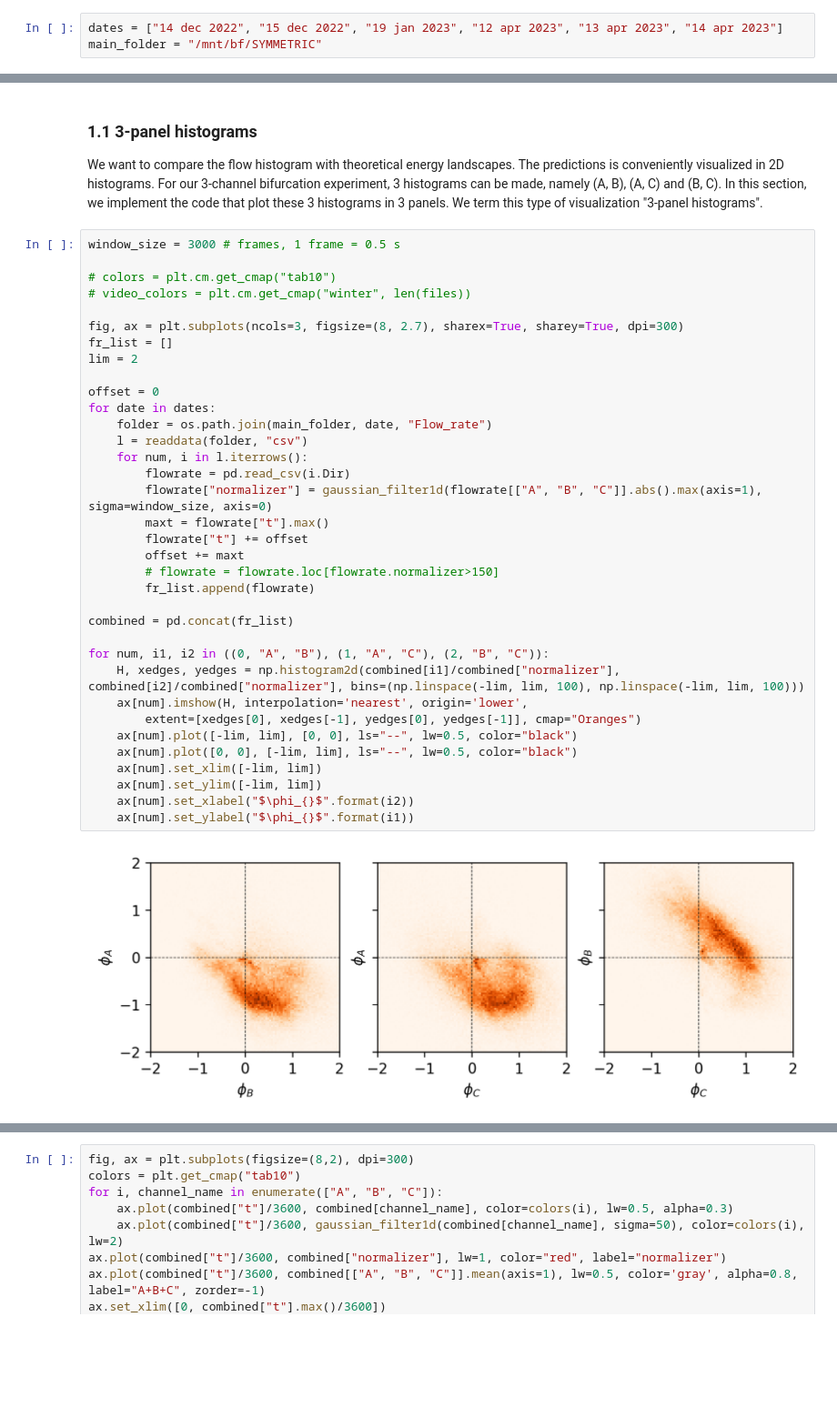
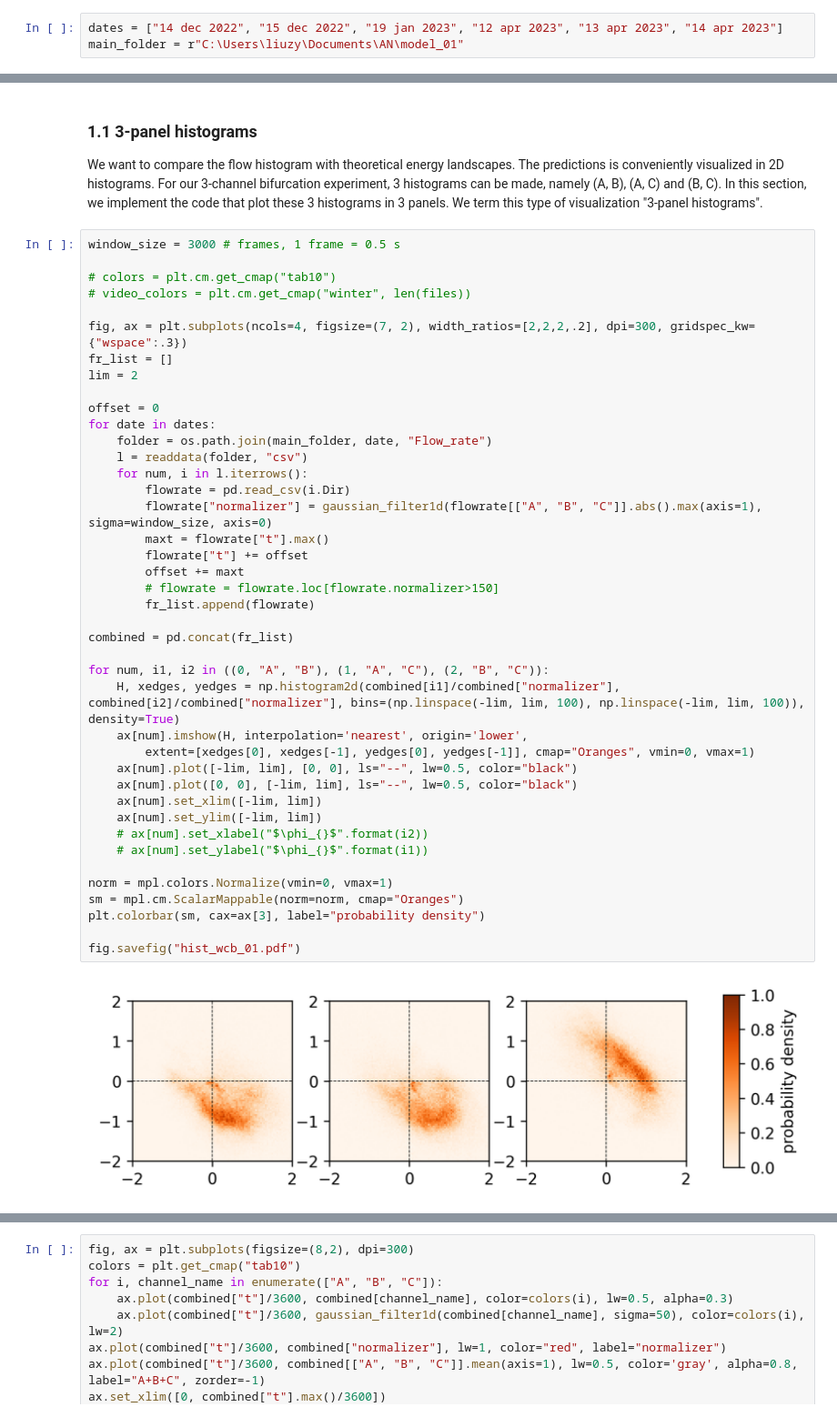
Before and after one commit to ZLoverty/AN, a Jupyter notebook: Code/data-summary.ipynb, the cells around one changed output, grey strips where cells are left out. Shown at 91% size. Saved outputs shown, nothing was run; the diff lists cells and outputs as text; blank space fills up the shorter version.

Commit message:
test new phenomenological models

```diff
--- a/Code/data-summary.ipynb
+++ b/Code/data-summary.ipynb
@@ -109,7 +109,7 @@ We have two designs: disk-based and minimal, corresponding to model_01 and model
 Note: "04 nov 2022" and "17 jan 2023" were removed due to bad packing and low activity.
 # %%
 dates = ["14 dec 2022", "15 dec 2022", "19 jan 2023", "12 apr 2023", "13 apr 2023", "14 apr 2023"]
-main_folder = "/mnt/bf/SYMMETRIC"
+main_folder = r"C:\Users\liuzy\Documents\AN\model_01"
 # %% [markdown]
 Some statistics.
 # %%
@@ -145,36 +145,42 @@ We want to compare the flow histogram with theoretical energy landscapes. The pr
 window_size = 3000 # frames, 1 frame = 0.5 s
 
 # colors = plt.cm.get_cmap("tab10")
 # video_colors = plt.cm.get_cmap("winter", len(files))
 
-fig, ax = plt.subplots(ncols=3, figsize=(8, 2.7), sharex=True, sharey=True, dpi=300)
+fig, ax = plt.subplots(ncols=4, figsize=(7, 2), width_ratios=[2,2,2,.2], dpi=300, gridspec_kw={"wspace":.3})
 fr_list = []
 lim = 2
 
 offset = 0
 for date in dates:
     folder = os.path.join(main_folder, date, "Flow_rate")
     l = readdata(folder, "csv")
     for num, i in l.iterrows():
         flowrate = pd.read_csv(i.Dir)
         flowrate["normalizer"] = gaussian_filter1d(flowrate[["A", "B", "C"]].abs().max(axis=1), sigma=window_size, axis=0)
         maxt = flowrate["t"].max()
         flowrate["t"] += offset
         offset += maxt
         # flowrate = flowrate.loc[flowrate.normalizer>150]
         fr_list.append(flowrate)
 
 combined = pd.concat(fr_list)
 
 for num, i1, i2 in ((0, "A", "B"), (1, "A", "C"), (2, "B", "C")):
-    H, xedges, yedges = np.histogram2d(combined[i1]/combined["normalizer"], combined[i2]/combined["normalizer"], bins=(np.linspace(-lim, lim, 100), np.linspace(-lim, lim, 100)))
+    H, xedges, yedges = np.histogram2d(combined[i1]/combined["normalizer"], combined[i2]/combined["normalizer"], bins=(np.linspace(-lim, lim, 100), np.linspace(-lim, lim, 100)), density=True)
     ax[num].imshow(H, interpolation='nearest', origin='lower',
-        extent=[xedges[0], xedges[-1], yedges[0], yedges[-1]], cmap="Oranges")
+        extent=[xedges[0], xedges[-1], yedges[0], yedges[-1]], cmap="Oranges", vmin=0, vmax=1)
     ax[num].plot([-lim, lim], [0, 0], ls="--", lw=0.5, color="black")
     ax[num].plot([0, 0], [-lim, lim], ls="--", lw=0.5, color="black")
     ax[num].set_xlim([-lim, lim])
     ax[num].set_ylim([-lim, lim])
-    ax[num].set_xlabel("$\phi_{}$".format(i2))
-    ax[num].set_ylabel("$\phi_{}$".format(i1))
+    # ax[num].set_xlabel("$\phi_{}$".format(i2))
+    # ax[num].set_ylabel("$\phi_{}$".format(i1))
+
+norm = mpl.colors.Normalize(vmin=0, vmax=1)
+sm = mpl.cm.ScalarMappable(norm=norm, cmap="Oranges")
+plt.colorbar(sm, cax=ax[3], label="probability density")
+
+fig.savefig("hist_wcb_01.pdf")
 # %% [output]
-[figure, old version]
+[figure, new version]
```
Also changed, not shown: parts of 25 cells of this notebook, 3 other files.
